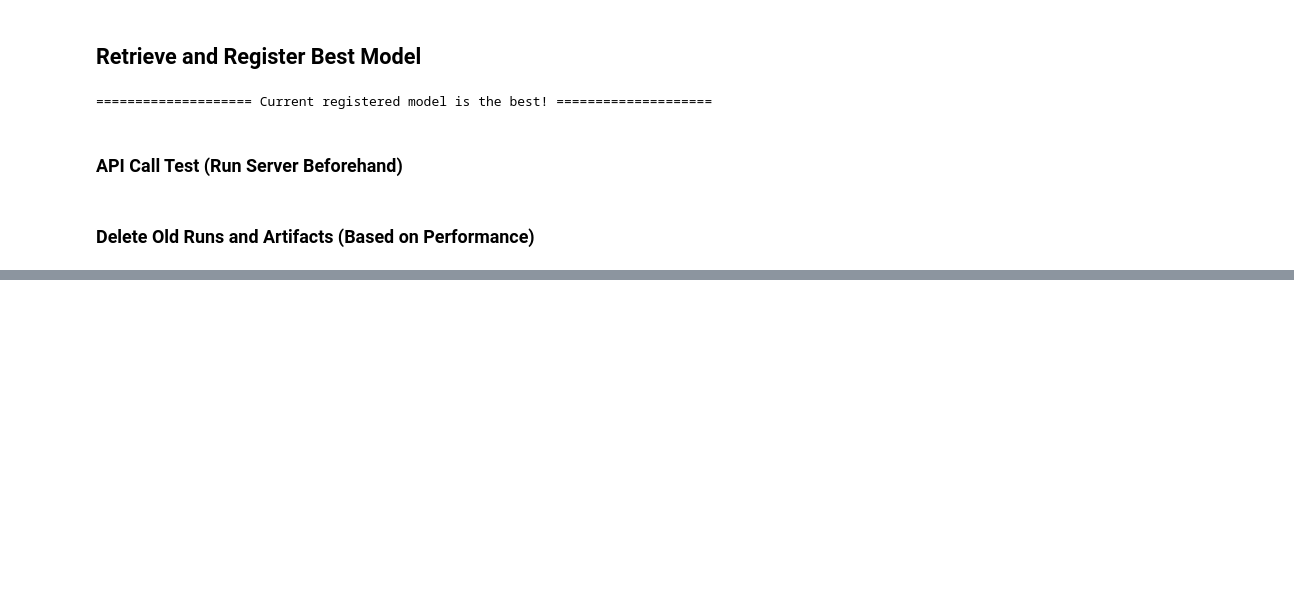
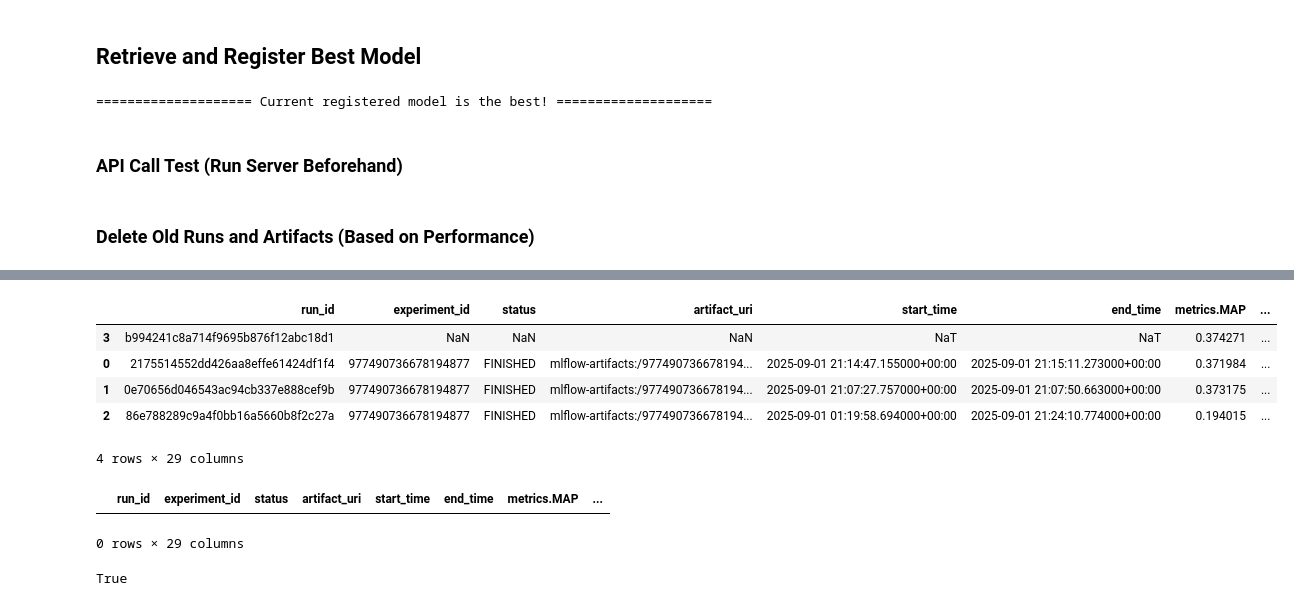
Before and after one commit to alfredmastan/food-recommendation, a Jupyter notebook: notebooks/model_registering.ipynb, the cells around one changed output, grey strips where cells are left out. Cells and saved outputs as stored; diff of their text form; code cells hidden in the pictures; blank space fills up the shorter version.

```diff
--- a/notebooks/model_registering.ipynb
+++ b/notebooks/model_registering.ipynb
@@ -114 +126,31 @@ runs
+# %%
+
+test = pd.DataFrame({
+    "run_id": "b994241c8a714f9695b876f12abc18d1",
+    "metrics.RMSE": 0.2354140258218776,
+    "metrics.MSE": 0.0562445525510019,
+    "metrics.MAE": 0.20520676635658272,
+    "metrics.Precision_10": 0.3914480100937988,
+    "metrics.Recall_10": 0.4644712668715929,
+    "metrics.F1_10": 0.41228315187951176,
+    "metrics.NDCG": 0.8027983071293219,
+    "metrics.MAP": 0.3742710944026733,
+    "metrics.MRR": 0.4083333333333333,
+    "metrics.Hit-Rate": 0.4
+}, index=[0])
+runs = mlflow.search_runs(experiment_names=["FastText-Model"])
+test_pd = pd.concat([runs, test], ignore_index=True).sort_values(by=["start_time", "metrics.RMSE"], ascending=True)
+test_pd.sort_values(by=["metrics.NDCG",  "metrics.F1_10"], ascending=False)
+# %% [output]
+|  | run_id | experiment_id | status | artifact_uri | start_time | end_time | metrics.MAP | ... |
+| 3 | b994241c8a714f9695b876f12abc18d1 | NaN | NaN | NaN | NaT | NaT | 0.374271 | ... |
+| 0 | 2175514552dd426aa8effe61424df1f4 | 977490736678194877 | FINISHED | mlflow-artifacts:/977490736678194... | 2025-09-01 21:14:47.155000+00:00 | 2025-09-01 21:15:11.273000+00:00 | 0.371984 | ... |
+| 1 | 0e70656d046543ac94cb337e888cef9b | 977490736678194877 | FINISHED | mlflow-artifacts:/977490736678194... | 2025-09-01 21:07:27.757000+00:00 | 2025-09-01 21:07:50.663000+00:00 | 0.373175 | ... |
+| 2 | 86e788289c9a4f0bb16a5660b8f2c27a | 977490736678194877 | FINISHED | mlflow-artifacts:/977490736678194... | 2025-09-01 01:19:58.694000+00:00 | 2025-09-01 21:24:10.774000+00:00 | 0.194015 | ... |
+4 rows × 29 columns
+# %%
+runs.iloc[params["model_register"]["max_runs"]:]
+# %% [output]
+|  | run_id | experiment_id | status | artifact_uri | start_time | end_time | metrics.MAP | ... |
+0 rows × 29 columns
 # %%
@@ -133 +180,6 @@ for index, run in deprecate_runs.iterrows():
         shutil.rmtree(artifact_path)
+# %%
+os.path.join(*sorted_runs.iloc[0]["params.local_uri"].split("/")[:-1])
+os.path.exists()
+# %% [output]
+True
```
Also changed, not shown: parts of 4 cells of this notebook, 8 other files.
